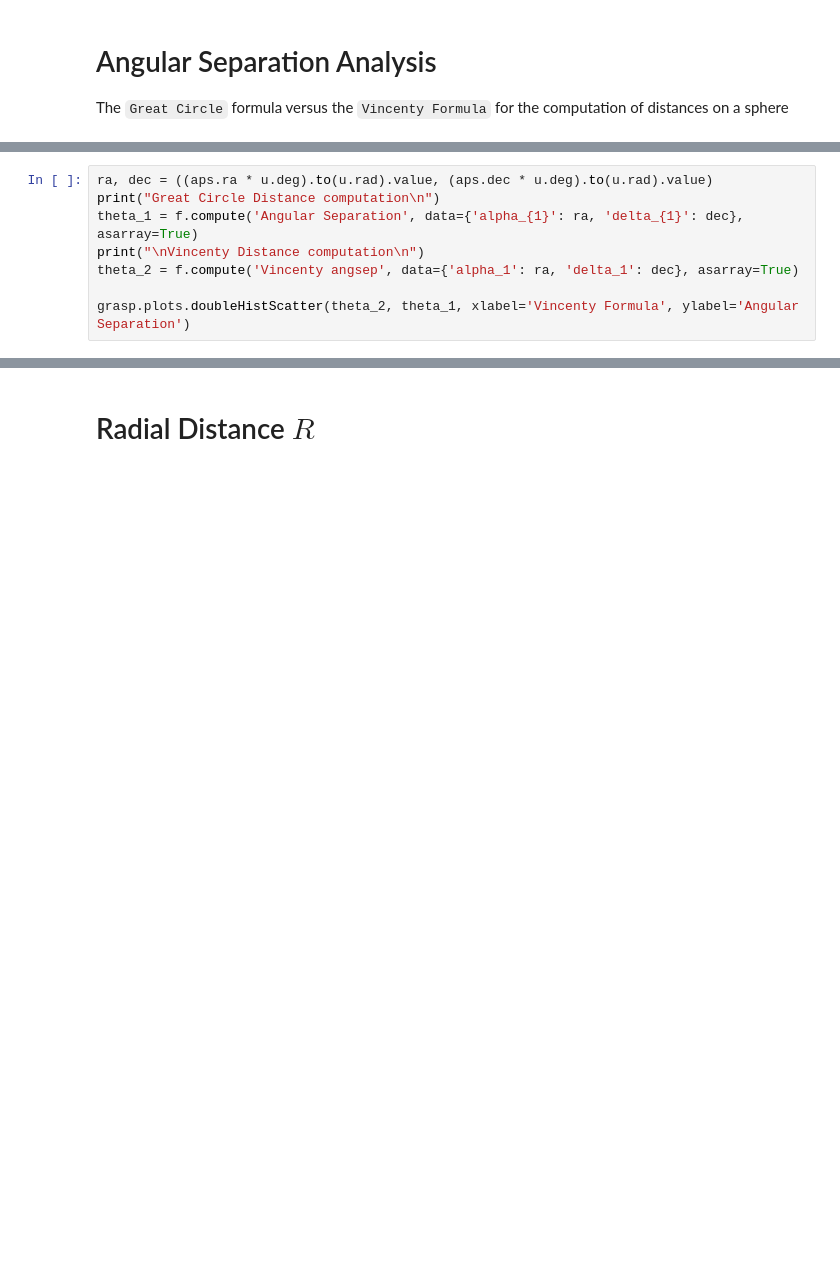
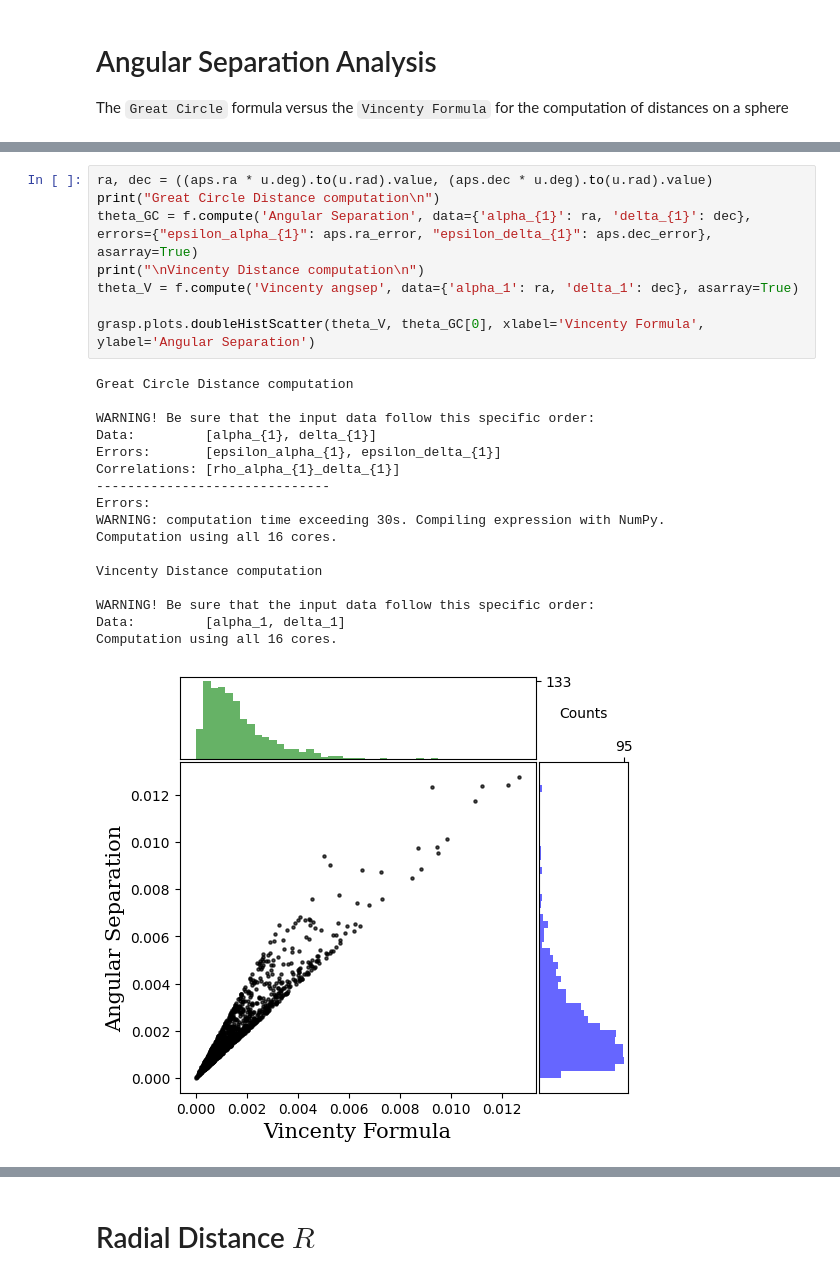
Before and after one commit to pietroferraiuolo/GRASP, a Jupyter notebook: scripts/n6121_analysis.ipynb, the cells around one changed output, grey strips where cells are left out. Saved outputs shown, nothing was run; the diff lists cells and outputs as text; blank space fills up the shorter version.

```diff
--- a/scripts/n6121_analysis.ipynb
+++ b/scripts/n6121_analysis.ipynb
@@ -114,9 +154,27 @@ f.var_order('Vincenty angsep')
 # %%
 ra, dec = ((aps.ra * u.deg).to(u.rad).value, (aps.dec * u.deg).to(u.rad).value)
 print("Great Circle Distance computation\n")
-theta_1 = f.compute('Angular Separation', data={'alpha_{1}': ra, 'delta_{1}': dec}, asarray=True)
+theta_GC = f.compute('Angular Separation', data={'alpha_{1}': ra, 'delta_{1}': dec}, errors={"epsilon_alpha_{1}": aps.ra_error, "epsilon_delta_{1}": aps.dec_error}, asarray=True)
 print("\nVincenty Distance computation\n")
-theta_2 = f.compute('Vincenty angsep', data={'alpha_1': ra, 'delta_1': dec}, asarray=True)
+theta_V = f.compute('Vincenty angsep', data={'alpha_1': ra, 'delta_1': dec}, asarray=True)
 
-grasp.plots.doubleHistScatter(theta_2, theta_1, xlabel='Vincenty Formula', ylabel='Angular Separation')
+grasp.plots.doubleHistScatter(theta_V, theta_GC[0], xlabel='Vincenty Formula', ylabel='Angular Separation')
+# %% [output]
+Great Circle Distance computation
+
+WARNING! Be sure that the input data follow this specific order:
+Data:         [alpha_{1}, delta_{1}]
+Errors:       [epsilon_alpha_{1}, epsilon_delta_{1}]
+Correlations: [rho_alpha_{1}_delta_{1}]
+------------------------------
+Errors:
+WARNING: computation time exceeding 30s. Compiling expression with NumPy.
+Computation using all 16 cores.
+
+Vincenty Distance computation
+
+WARNING! Be sure that the input data follow this specific order:
+Data:         [alpha_1, delta_1]
+Computation using all 16 cores.
+[figure, added]
 # %%
```
Also changed, not shown: parts of 51 cells of this notebook, 4 other files.
